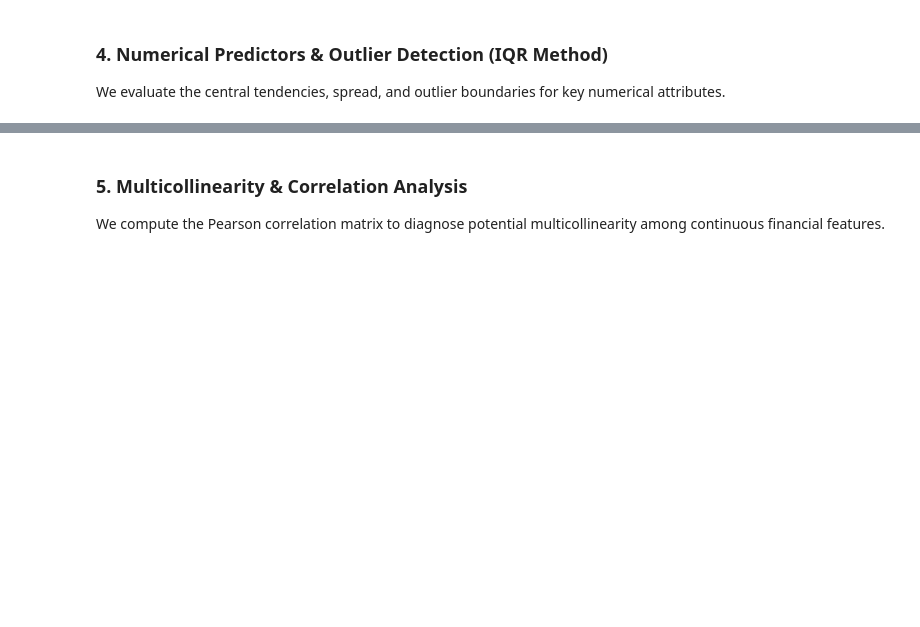
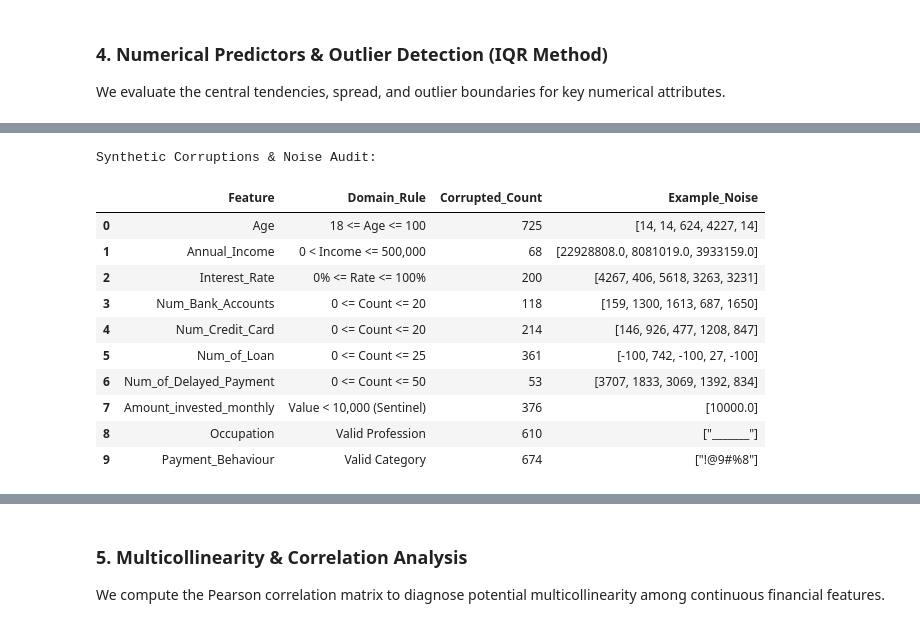
Before and after one commit to ginuka/IT5022_Fundamentals_of_Machine_Learning_Assignment, a Jupyter notebook: notebooks/01_eda_and_data_audit.ipynb, the cells around one changed output, grey strips where cells are left out. Cells and saved outputs as stored; diff of their text form; code cells hidden in the pictures; blank space fills up the shorter version.

```diff
--- a/notebooks/01_eda_and_data_audit.ipynb
+++ b/notebooks/01_eda_and_data_audit.ipynb
@@ -124,25 +124,54 @@ We evaluate the central tendencies, spread, and outlier boundaries for key numer
 # %%
 numeric_cols = [
     'Age', 'Annual_Income', 'Monthly_Income', 'Num_Bank_Accounts',
     'Num_Credit_Card', 'Interest_Rate', 'Num_of_Loan',
     'Delay_from_due_date', 'Num_of_Delayed_Payment', 'Amount_invested_monthly'
 ]
 
 summary_stats = df[numeric_cols].describe().T
 summary_stats['IQR'] = summary_stats['75%'] - summary_stats['25%']
 summary_stats['Lower_Bound'] = summary_stats['25%'] - 1.5 * summary_stats['IQR']
 summary_stats['Upper_Bound'] = summary_stats['75%'] + 1.5 * summary_stats['IQR']
-summary_stats[['mean', 'std', 'min', '50%', 'max', 'IQR', 'Lower_Bound', 'Upper_Bound']]
+display(summary_stats[['mean', 'std', 'min', '50%', 'max', 'IQR', 'Lower_Bound', 'Upper_Bound']])
+
+# Audit synthetic noise & corrupted domain values
+corruption_records = [
+    {'Feature': 'Age', 'Domain_Rule': '18 <= Age <= 100', 'Corrupted_Count': int(((df['Age'] < 18) | (df['Age'] > 100)).sum()), 'Example_Noise': str(df[((df['Age'] < 18) | (df['Age'] > 100))]['Age'].values[:5].tolist())},
+    {'Feature': 'Annual_Income', 'Domain_Rule': '0 < Income <= 500,000', 'Corrupted_Count': int(((df['Annual_Income'] <= 0) | (df['Annual_Income'] > 500000)).sum()), 'Example_Noise': str(np.round(df[df['Annual_Income'] > 500000]['Annual_Income'].values[:3], 1).tolist())},
+    {'Feature': 'Interest_Rate', 'Domain_Rule': '0% <= Rate <= 100%', 'Corrupted_Count': int(((df['Interest_Rate'] < 0) | (df['Interest_Rate'] > 100)).sum()), 'Example_Noise': str(df[df['Interest_Rate'] > 100]['Interest_Rate'].values[:5].tolist())},
+    {'Feature': 'Num_Bank_Accounts', 'Domain_Rule': '0 <= Count <= 20', 'Corrupted_Count': int(((df['Num_Bank_Accounts'] < 0) | (df['Num_Bank_Accounts'] > 20)).sum()), 'Example_Noise': str(df[df['Num_Bank_Accounts'] > 20]['Num_Bank_Accounts'].values[:5].tolist())},
+    {'Feature': 'Num_Credit_Card', 'Domain_Rule': '0 <= Count <= 20', 'Corrupted_Count': int(((df['Num_Credit_Card'] < 0) | (df['Num_Credit_Card'] > 20)).sum()), 'Example_Noise': str(df[df['Num_Credit_Card'] > 20]['Num_Credit_Card'].values[:5].tolist())},
+    {'Feature': 'Num_of_Loan', 'Domain_Rule': '0 <= Count <= 25', 'Corrupted_Count': int(((df['Num_of_Loan'] < 0) | (df['Num_of_Loan'] > 25)).sum()), 'Example_Noise': str(df[((df['Num_of_Loan'] < 0) | (df['Num_of_Loan'] > 25))]['Num_of_Loan'].values[:5].tolist())},
+    {'Feature': 'Num_of_Delayed_Payment', 'Domain_Rule': '0 <= Count <= 50', 'Corrupted_Count': int(((df['Num_of_Delayed_Payment'] < 0) | (df['Num_of_Delayed_Payment'] > 50)).sum()), 'Example_Noise': str(df[df['Num_of_Delayed_Payment'] > 50]['Num_of_Delayed_Payment'].values[:5].tolist())},
+    {'Feature': 'Amount_invested_monthly', 'Domain_Rule': 'Value < 10,000 (Sentinel)', 'Corrupted_Count': int((df['Amount_invested_monthly'] >= 10000).sum()), 'Example_Noise': '[10000.0]'},
+    {'Feature': 'Occupation', 'Domain_Rule': 'Valid Profession', 'Corrupted_Count': int((df['Occupation'] == '_______').sum()), 'Example_Noise': '["_______"]'},
+    {'Feature': 'Payment_Behaviour', 'Domain_Rule': 'Valid Category', 'Corrupted_Count': int((df['Payment_Behaviour'] == '!@9#%8').sum()), 'Example_Noise': '["!@9#%8"]'}
+]
+corruption_df = pd.DataFrame(corruption_records)
+print('Synthetic Corruptions & Noise Audit:')
+display(corruption_df)
 # %% [output]
 |  | mean | std | min | 50% | max | IQR | Lower_Bound | Upper_Bound |
 | Age | 108.000690 | 6.821461e+02 | -500.00000 | 33.000000 | 8.697000e+03 | 18.000000 | -3.000000 | 69.000000 |
 | Annual_Income | 151636.972407 | 1.306066e+06 | 7005.93000 | 37769.070000 | 2.406569e+07 | 54879.510000 | -63271.890000 | 156246.150000 |
 | Monthly_Income | 4240.336363 | 3.337906e+03 | 319.55625 | 3078.145000 | 1.520463e+04 | 4401.925000 | -5013.132500 | 12594.567500 |
 | Num_Bank_Accounts | 17.360101 | 1.201888e+02 | -1.00000 | 6.000000 | 1.794000e+03 | 5.000000 | -4.500000 | 15.500000 |
 | Num_Credit_Card | 25.311666 | 1.413655e+02 | 0.00000 | 6.000000 | 1.498000e+03 | 3.000000 | -0.500000 | 11.500000 |
 | Interest_Rate | 84.354579 | 5.126734e+02 | 1.00000 | 15.000000 | 5.774000e+03 | 16.000000 | -17.000000 | 47.000000 |
 | Num_of_Loan | 3.317188 | 6.188285e+01 | -100.00000 | 3.000000 | 1.480000e+03 | 3.000000 | -2.500000 | 9.500000 |
 | Delay_from_due_date | 21.897492 | 1.600510e+01 | 0.00000 | 18.000000 | 6.700000e+01 | 20.000000 | -20.000000 | 60.000000 |
 | Num_of_Delayed_Payment | 27.022665 | 2.148706e+02 | 0.00000 | 13.000000 | 4.282000e+03 | 11.000000 | -9.500000 | 34.500000 |
 | Amount_invested_monthly | 649.972783 | 2.051037e+03 | 0.00000 | 140.122955 | 1.000000e+04 | 193.154429 | -213.122307 | 559.495411 |
+Synthetic Corruptions & Noise Audit:
+|  | Feature | Domain_Rule | Corrupted_Count | Example_Noise |
+| 0 | Age | 18 <= Age <= 100 | 725 | [14, 14, 624, 4227, 14] |
+| 1 | Annual_Income | 0 < Income <= 500,000 | 68 | [22928808.0, 8081019.0, 3933159.0] |
+| 2 | Interest_Rate | 0% <= Rate <= 100% | 200 | [4267, 406, 5618, 3263, 3231] |
+| 3 | Num_Bank_Accounts | 0 <= Count <= 20 | 118 | [159, 1300, 1613, 687, 1650] |
+| 4 | Num_Credit_Card | 0 <= Count <= 20 | 214 | [146, 926, 477, 1208, 847] |
+| 5 | Num_of_Loan | 0 <= Count <= 25 | 361 | [-100, 742, -100, 27, -100] |
+| 6 | Num_of_Delayed_Payment | 0 <= Count <= 50 | 53 | [3707, 1833, 3069, 1392, 834] |
+| 7 | Amount_invested_monthly | Value < 10,000 (Sentinel) | 376 | [10000.0] |
+| 8 | Occupation | Valid Profession | 610 | ["_______"] |
+| 9 | Payment_Behaviour | Valid Category | 674 | ["!@9#%8"] |
 # %%
```
Also changed, not shown: parts of 3 cells of this notebook, 13 other files.
